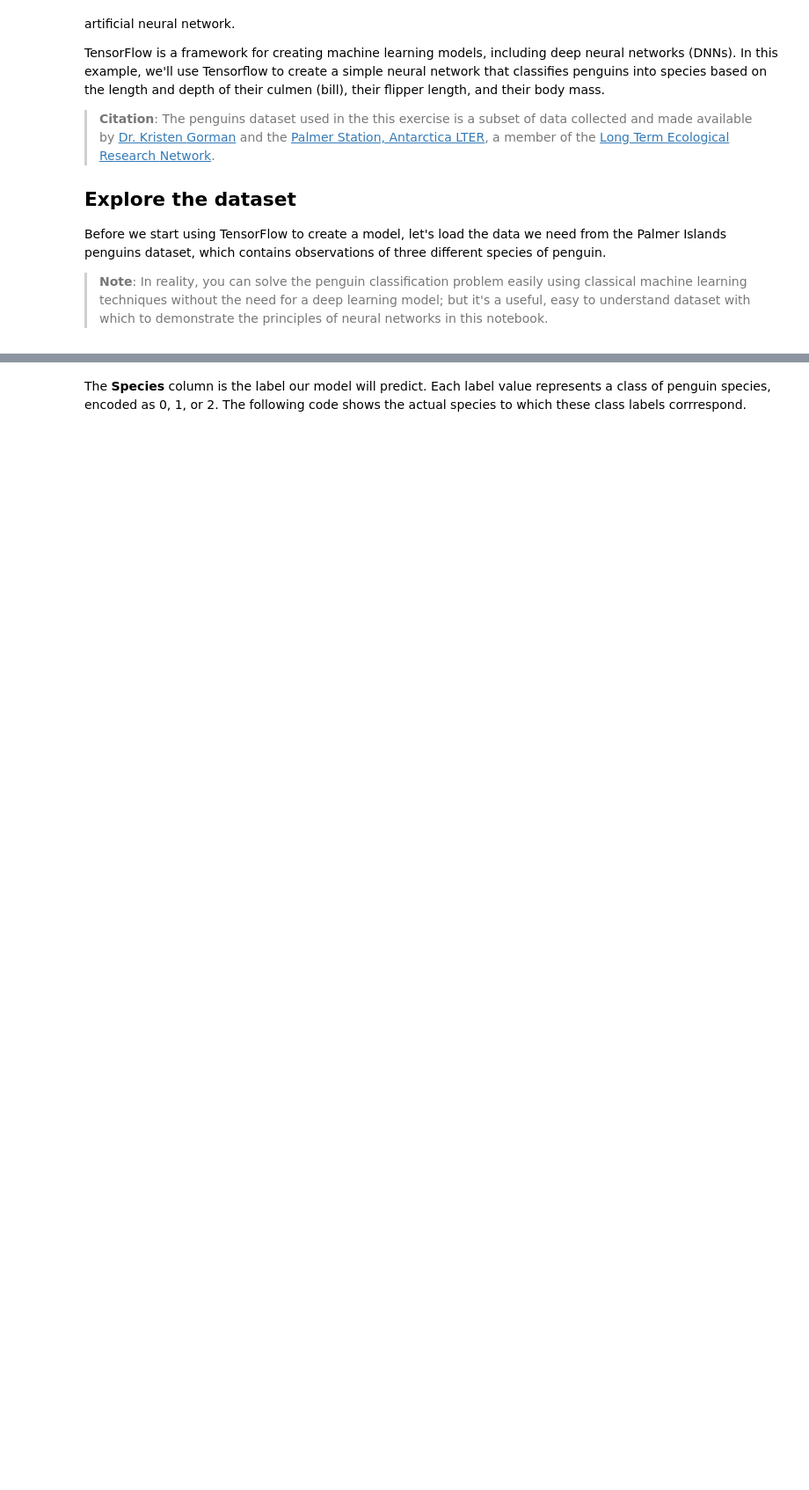
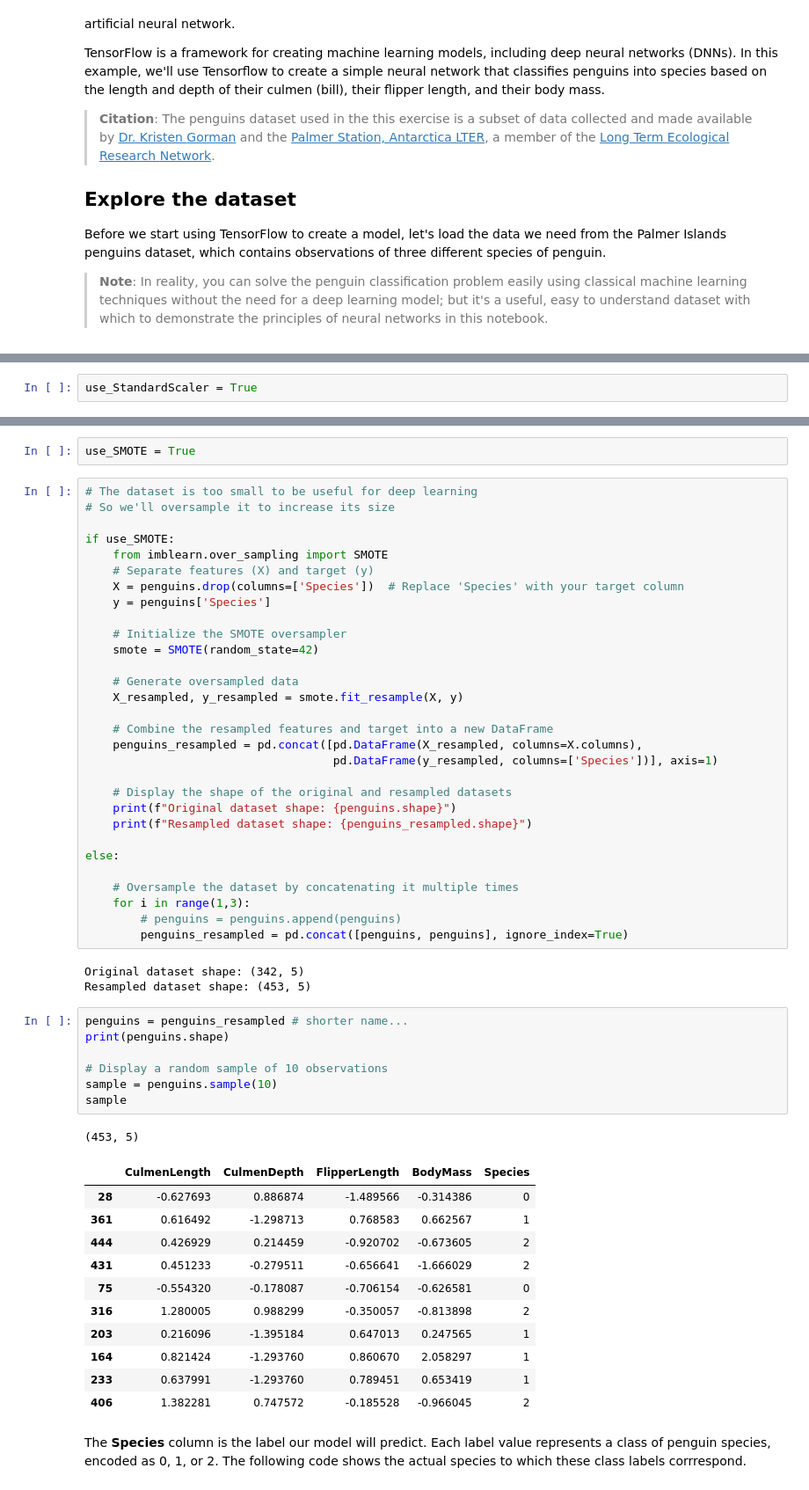
Before and after one commit to furuuwu/vault, a Jupyter notebook: academy/Microsoft_Create machine learning models/5_1-DL-tensorflow.ipynb, the cells around one changed output, grey strips where cells are left out. Shown at 88% size. Saved outputs shown, nothing was run; the diff lists cells and outputs as text; blank space fills up the shorter version.

```diff
--- a/academy/Microsoft_Create machine learning models/5_1-DL-tensorflow.ipynb
+++ b/academy/Microsoft_Create machine learning models/5_1-DL-tensorflow.ipynb
@@ -19 +49,3 @@ Before we start using TensorFlow to create a model, let's load the data we need
+# %%
+use_StandardScaler = True
 # %%
@@ -39,3 +78,58 @@ sample
+# %%
+use_SMOTE = True
+# %%
+# The dataset is too small to be useful for deep learning
+# So we'll oversample it to increase its size
+
+if use_SMOTE:
+    from imblearn.over_sampling import SMOTE
+    # Separate features (X) and target (y)
+    X = penguins.drop(columns=['Species'])  # Replace 'Species' with your target column
+    y = penguins['Species']
+
+    # Initialize the SMOTE oversampler
+    smote = SMOTE(random_state=42)
+
+    # Generate oversampled data
+    X_resampled, y_resampled = smote.fit_resample(X, y)
+
+    # Combine the resampled features and target into a new DataFrame
+    penguins_resampled = pd.concat([pd.DataFrame(X_resampled, columns=X.columns),
+                                    pd.DataFrame(y_resampled, columns=['Species'])], axis=1)
+
+    # Display the shape of the original and resampled datasets
+    print(f"Original dataset shape: {penguins.shape}")
+    print(f"Resampled dataset shape: {penguins_resampled.shape}")
+
+else:
+
+    # Oversample the dataset by concatenating it multiple times
+    for i in range(1,3):
+        # penguins = penguins.append(penguins)
+        penguins_resampled = pd.concat([penguins, penguins], ignore_index=True)
+# %% [output]
+Original dataset shape: (342, 5)
+Resampled dataset shape: (453, 5)
+# %%
+penguins = penguins_resampled # shorter name...
+print(penguins.shape)
+
+# Display a random sample of 10 observations
+sample = penguins.sample(10)
+sample
+# %% [output]
+(453, 5)
+|  | CulmenLength | CulmenDepth | FlipperLength | BodyMass | Species |
+| 28 | -0.627693 | 0.886874 | -1.489566 | -0.314386 | 0 |
+| 361 | 0.616492 | -1.298713 | 0.768583 | 0.662567 | 1 |
+| 444 | 0.426929 | 0.214459 | -0.920702 | -0.673605 | 2 |
+| 431 | 0.451233 | -0.279511 | -0.656641 | -1.666029 | 2 |
+| 75 | -0.554320 | -0.178087 | -0.706154 | -0.626581 | 0 |
+| 316 | 1.280005 | 0.988299 | -0.350057 | -0.813898 | 2 |
+| 203 | 0.216096 | -1.395184 | 0.647013 | 0.247565 | 1 |
+| 164 | 0.821424 | -1.293760 | 0.860670 | 2.058297 | 1 |
+| 233 | 0.637991 | -1.293760 | 0.789451 | 0.653419 | 1 |
+| 406 | 1.382281 | 0.747572 | -0.185528 | -0.966045 | 2 |
 # %% [markdown]
 The **Species** column is the label our model will predict. Each label value represents a class of penguin species, encoded as 0, 1, or 2. The following code shows the actual species to which these class labels corrrespond.
 # %%
```
Also changed, not shown: parts of 25 cells of this notebook, 2 other files.
